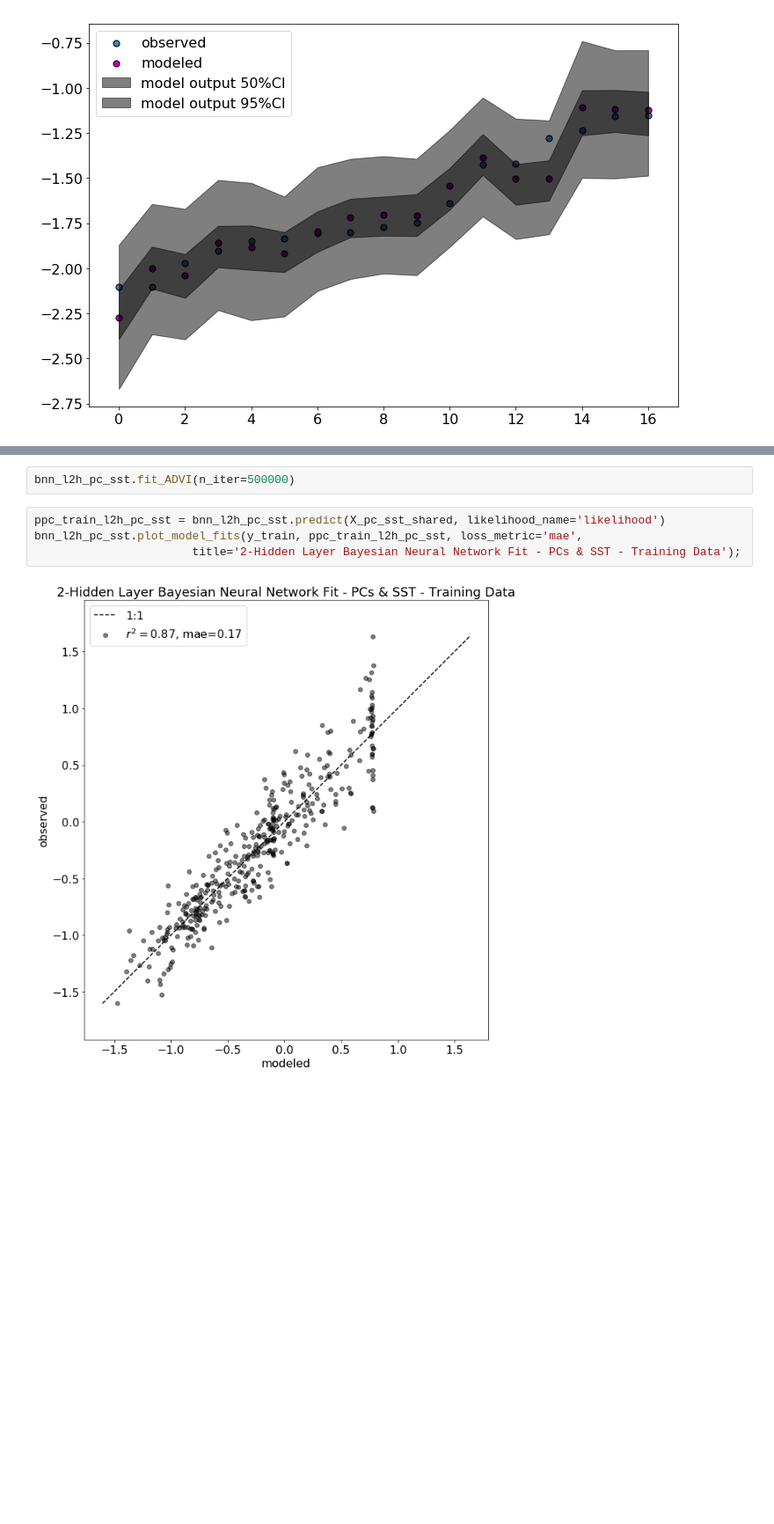
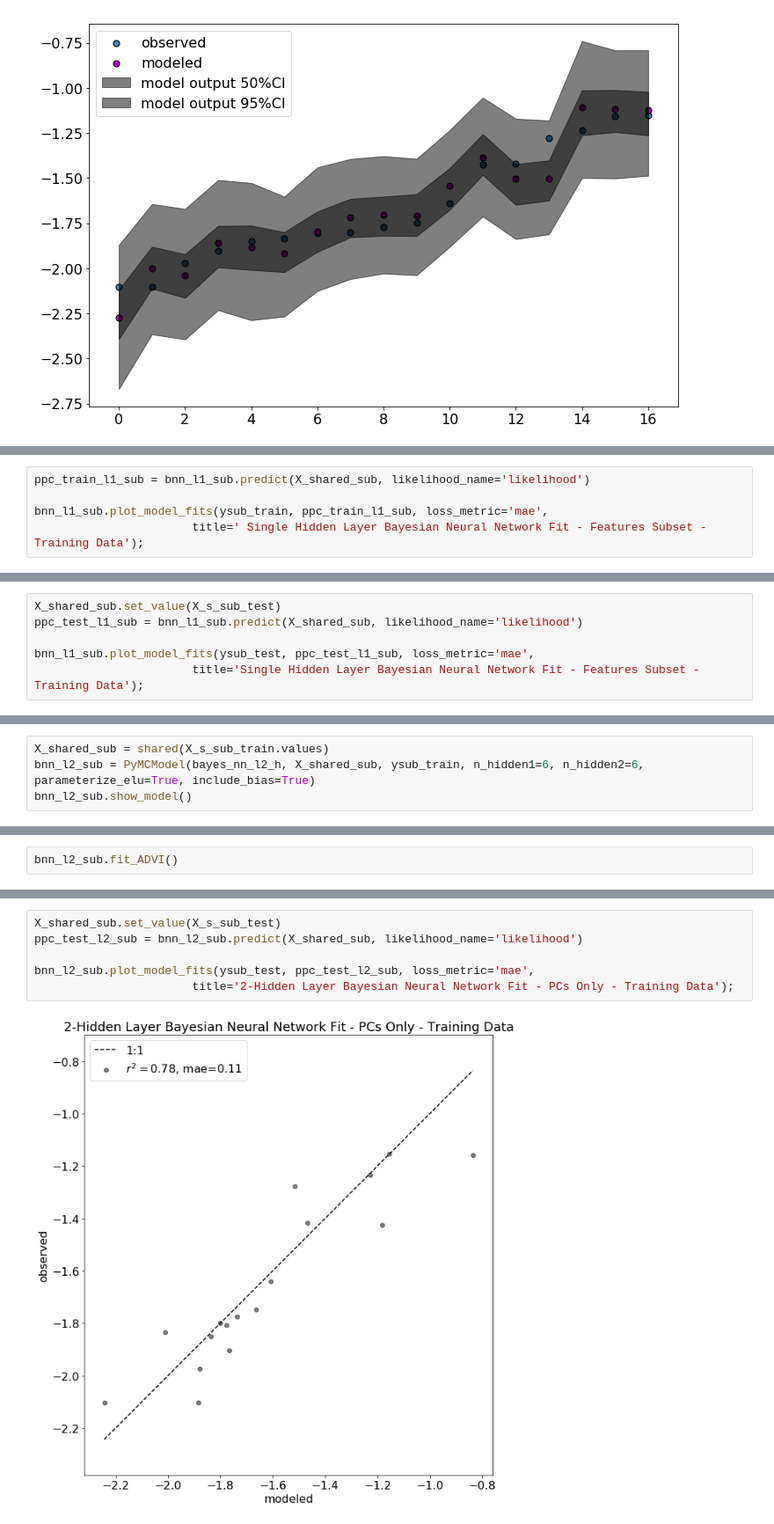
Before and after one commit to madHatter106/TOA_ML, a Jupyter notebook: TOA_ML_3_APHY412_NN_2_DeepBayes.ipynb, the cells around one changed output, grey strips where cells are left out. Shown at 88% size. Drawn from its saved outputs; the diff is of its cells as text; blank space fills up the shorter version.

```diff
--- a/TOA_ML_3_APHY412_NN_2_DeepBayes.ipynb
+++ b/TOA_ML_3_APHY412_NN_2_DeepBayes.ipynb
@@ -573,0 +578,5 @@ Finished [100%]: Average Loss = 99.601
+# %%
+ppc_train_l1_sub = bnn_l1_sub.predict(X_shared_sub, likelihood_name='likelihood')
+
+bnn_l1_sub.plot_model_fits(ysub_train, ppc_train_l1_sub, loss_metric='mae',
+                       title=' Single Hidden Layer Bayesian Neural Network Fit - Features Subset - Training Data');
@@ -573,0 +585,6 @@ Finished [100%]: Average Loss = 99.601
+# %%
+X_shared_sub.set_value(X_s_sub_test)
+ppc_test_l1_sub = bnn_l1_sub.predict(X_shared_sub, likelihood_name='likelihood')
+
+bnn_l1_sub.plot_model_fits(ysub_test, ppc_test_l1_sub, loss_metric='mae',
+                       title='Single Hidden Layer Bayesian Neural Network Fit - Features Subset - Training Data');
@@ -573,0 +593,4 @@ Finished [100%]: Average Loss = 99.601
+# %%
+X_shared_sub = shared(X_s_sub_train.values)
+bnn_l2_sub = PyMCModel(bayes_nn_l2_h, X_shared_sub, ysub_train, n_hidden1=6, n_hidden2=6, parameterize_elu=True, include_bias=True)
+bnn_l2_sub.show_model()
@@ -573,0 +599,2 @@ Finished [100%]: Average Loss = 99.601
+# %%
+bnn_l2_sub.fit_ADVI()
@@ -613,8 +630,8 @@ bnn_l2h_pc_sst.show_model()
-# %%
-bnn_l2h_pc_sst.fit_ADVI(n_iter=500000)
 # %%
-ppc_train_l2h_pc_sst = bnn_l2h_pc_sst.predict(X_pc_sst_shared, likelihood_name='likelihood')
-bnn_l2h_pc_sst.plot_model_fits(y_train, ppc_train_l2h_pc_sst, loss_metric='mae',
-                       title='2-Hidden Layer Bayesian Neural Network Fit - PCs & SST - Training Data');
+X_shared_sub.set_value(X_s_sub_test)
+ppc_test_l2_sub = bnn_l2_sub.predict(X_shared_sub, likelihood_name='likelihood')
+
+bnn_l2_sub.plot_model_fits(ysub_test, ppc_test_l2_sub, loss_metric='mae',
+                       title='2-Hidden Layer Bayesian Neural Network Fit - PCs Only - Training Data');
 # %% [output]
-[figure, old version]
+[figure, new version]
```
Also changed, not shown: parts of 38 cells of this notebook.
